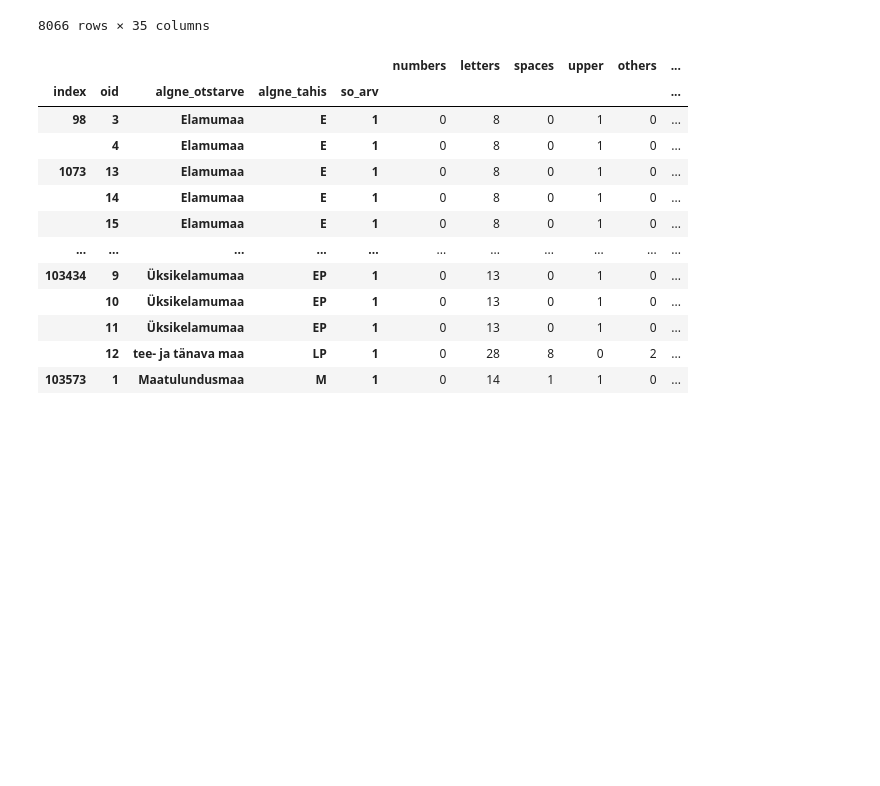
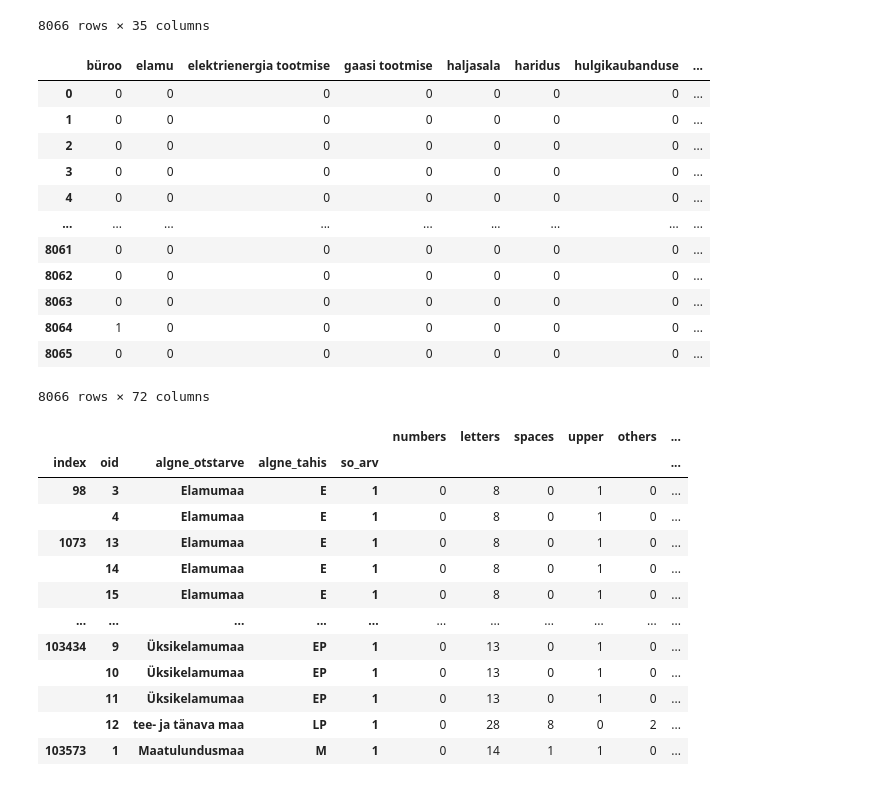
Before and after one commit to taavip/MAPlaneeringud, a Jupyter notebook: plan_analyys.ipynb, the cells around one changed output. Saved outputs shown, nothing was run; the diff lists cells and outputs as text; code cells hidden in the pictures; blank space fills up the shorter version.

```diff
--- a/plan_analyys.ipynb
+++ b/plan_analyys.ipynb
@@ -518,6 +544,21 @@ result_1
 8066 rows × 35 columns
 # %%
 y = pd.get_dummies(result_1.so_u)
+y
+# %% [output]
+|  | büroo | elamu | elektrienergia tootmise | gaasi tootmise | haljasala | haridus | hulgikaubanduse | ... |
+| 0 | 0 | 0 | 0 | 0 | 0 | 0 | 0 | ... |
+| 1 | 0 | 0 | 0 | 0 | 0 | 0 | 0 | ... |
+| 2 | 0 | 0 | 0 | 0 | 0 | 0 | 0 | ... |
+| 3 | 0 | 0 | 0 | 0 | 0 | 0 | 0 | ... |
+| 4 | 0 | 0 | 0 | 0 | 0 | 0 | 0 | ... |
+| ... | ... | ... | ... | ... | ... | ... | ... | ... |
+| 8061 | 0 | 0 | 0 | 0 | 0 | 0 | 0 | ... |
+| 8062 | 0 | 0 | 0 | 0 | 0 | 0 | 0 | ... |
+| 8063 | 0 | 0 | 0 | 0 | 0 | 0 | 0 | ... |
+| 8064 | 1 | 0 | 0 | 0 | 0 | 0 | 0 | ... |
+| 8065 | 0 | 0 | 0 | 0 | 0 | 0 | 0 | ... |
+8066 rows × 72 columns
 # %%
 result_5 = (result_1.join(y)).groupby(['index','oid','algne_otstarve','algne_tahis','so_arv']).sum()
 result_5
```
Also changed, not shown: parts of 22 cells of this notebook.
